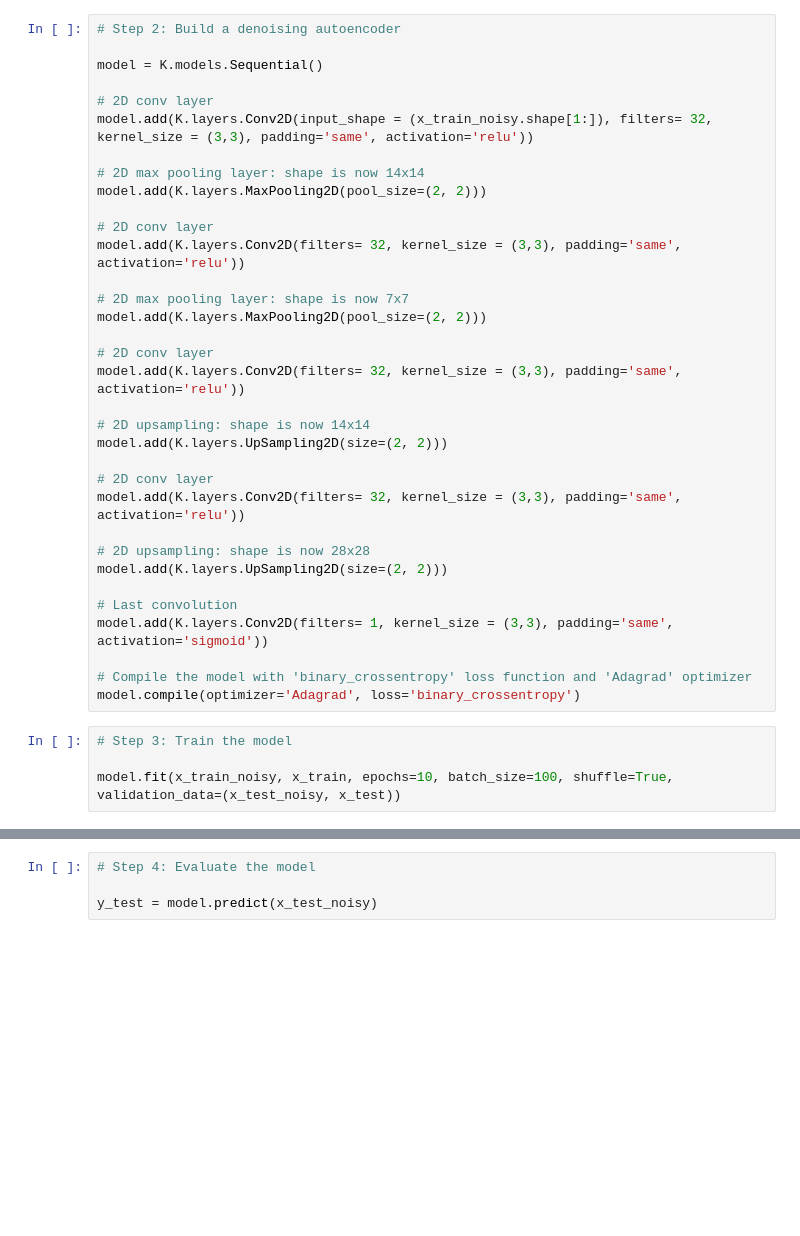
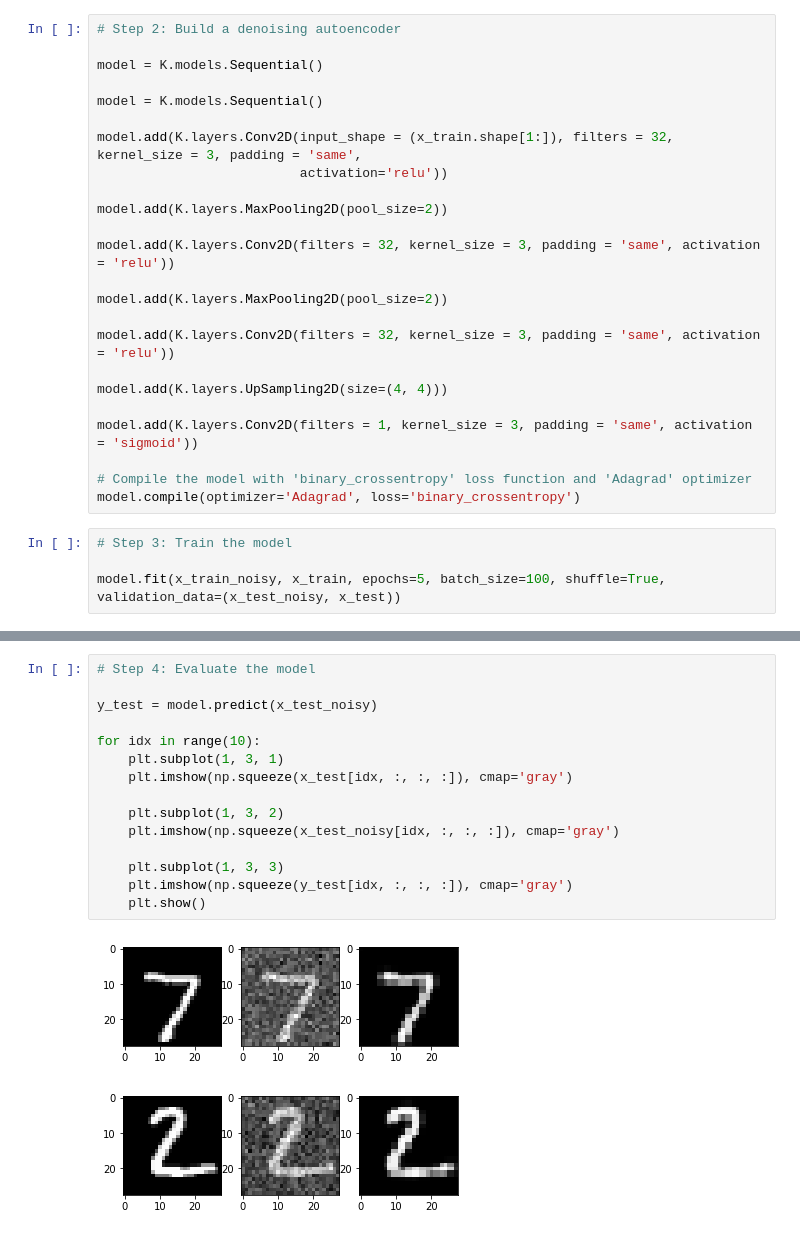
Before and after one commit to mpetitjean/MLBDP, a Jupyter notebook: Exercise7/denoiser.ipynb, the cells around one changed output, grey strips where cells are left out. Drawn from its saved outputs; the diff is of its cells as text; blank space fills up the shorter version.

```diff
--- a/Exercise7/denoiser.ipynb
+++ b/Exercise7/denoiser.ipynb
@@ -45,36 +51,26 @@ plt.show()
 
 model = K.models.Sequential()
 
-# 2D conv layer
-model.add(K.layers.Conv2D(input_shape = (x_train_noisy.shape[1:]), filters= 32, kernel_size = (3,3), padding='same', activation='relu'))
+model = K.models.Sequential()
 
-# 2D max pooling layer: shape is now 14x14
-model.add(K.layers.MaxPooling2D(pool_size=(2, 2)))
+model.add(K.layers.Conv2D(input_shape = (x_train.shape[1:]), filters = 32, kernel_size = 3, padding = 'same',
+                          activation='relu'))
 
-# 2D conv layer
-model.add(K.layers.Conv2D(filters= 32, kernel_size = (3,3), padding='same', activation='relu'))
+model.add(K.layers.MaxPooling2D(pool_size=2))
 
-# 2D max pooling layer: shape is now 7x7
-model.add(K.layers.MaxPooling2D(pool_size=(2, 2)))
+model.add(K.layers.Conv2D(filters = 32, kernel_size = 3, padding = 'same', activation = 'relu'))
 
-# 2D conv layer
-model.add(K.layers.Conv2D(filters= 32, kernel_size = (3,3), padding='same', activation='relu'))
+model.add(K.layers.MaxPooling2D(pool_size=2))
 
-# 2D upsampling: shape is now 14x14
-model.add(K.layers.UpSampling2D(size=(2, 2)))
+model.add(K.layers.Conv2D(filters = 32, kernel_size = 3, padding = 'same', activation = 'relu'))
 
-# 2D conv layer
-model.add(K.layers.Conv2D(filters= 32, kernel_size = (3,3), padding='same', activation='relu'))
+model.add(K.layers.UpSampling2D(size=(4, 4)))
 
-# 2D upsampling: shape is now 28x28
-model.add(K.layers.UpSampling2D(size=(2, 2)))
-
-# Last convolution
-model.add(K.layers.Conv2D(filters= 1, kernel_size = (3,3), padding='same', activation='sigmoid'))
+model.add(K.layers.Conv2D(filters = 1, kernel_size = 3, padding = 'same', activation = 'sigmoid'))
 
 # Compile the model with 'binary_crossentropy' loss function and 'Adagrad' optimizer
 model.compile(optimizer='Adagrad', loss='binary_crossentropy')
 # %%
 # Step 3: Train the model
 
-model.fit(x_train_noisy, x_train, epochs=10, batch_size=100, shuffle=True, validation_data=(x_test_noisy, x_test))
+model.fit(x_train_noisy, x_train, epochs=5, batch_size=100, shuffle=True, validation_data=(x_test_noisy, x_test))
@@ -81,4 +90,18 @@ model.fit(x_train_noisy, x_train, epochs=10, batch_size=100, shuffle=True, valid
-# %%
-# Step 4: Evaluate the model
-
-y_test = model.predict(x_test_noisy)
+# %%
+# Step 4: Evaluate the model
+
+y_test = model.predict(x_test_noisy)
+
+for idx in range(10):
+    plt.subplot(1, 3, 1)
+    plt.imshow(np.squeeze(x_test[idx, :, :, :]), cmap='gray')
+
+    plt.subplot(1, 3, 2)
+    plt.imshow(np.squeeze(x_test_noisy[idx, :, :, :]), cmap='gray')
+
+    plt.subplot(1, 3, 3)
+    plt.imshow(np.squeeze(y_test[idx, :, :, :]), cmap='gray')
+    plt.show()
+# %% [output]
+[figure, added]
+[figure, added]
```
Also changed, not shown: parts of 5 cells of this notebook, 1 other file.
